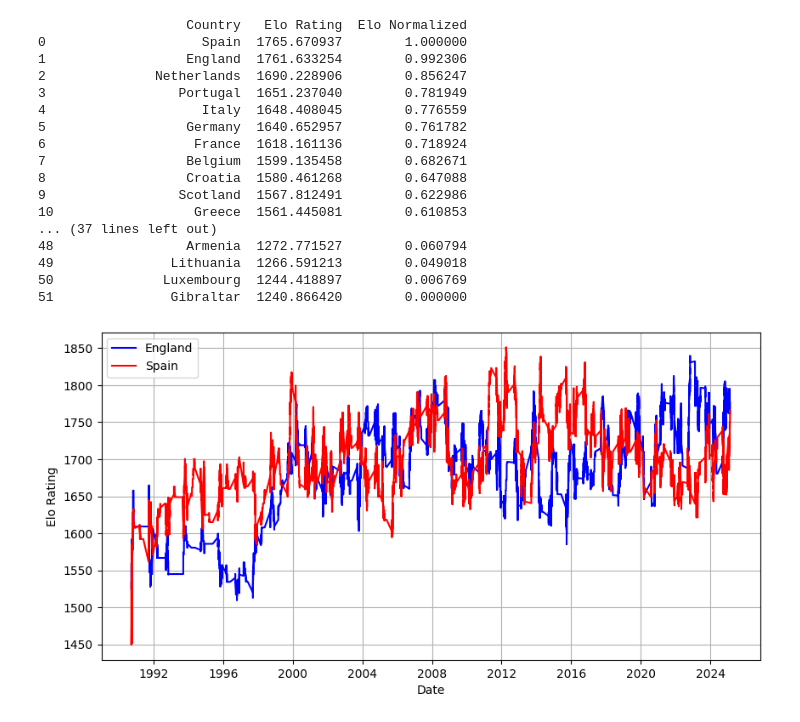
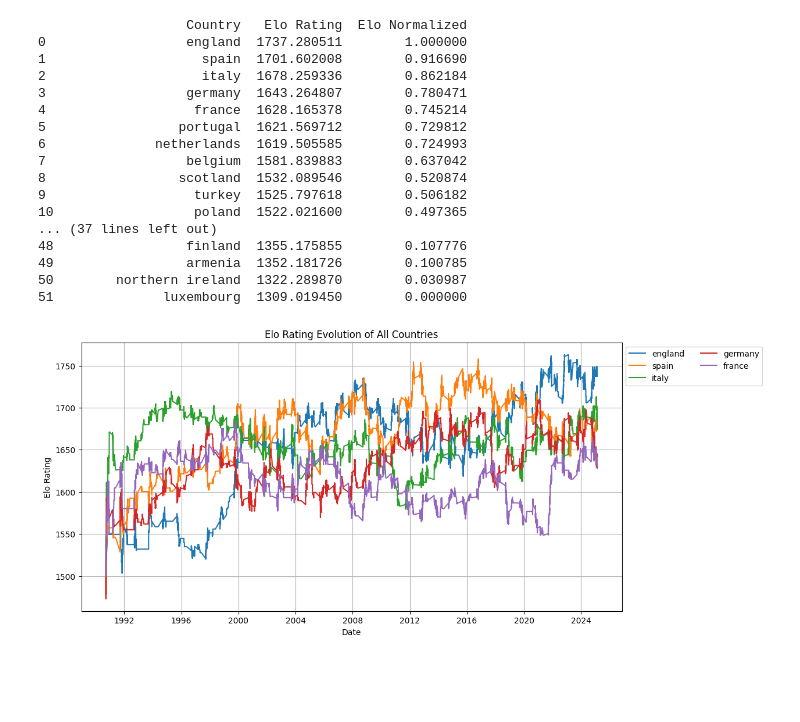
Before and after one commit to marcfolchp/thunder, a Jupyter notebook: teamelo/eu_elo.ipynb, the cells around one changed output. Saved outputs shown, nothing was run; the diff lists cells and outputs as text; code cells hidden in the pictures; blank space fills up the shorter version.

```diff
--- a/teamelo/eu_elo.ipynb
+++ b/teamelo/eu_elo.ipynb
@@ -162,5 +130,5 @@ df
 # %%
-import pandas as pd
+df = pd.read_csv('europe/all_competitions_combined.csv')
 
 # df = df[df['date']>'2005-01-01']
 
@@ -214,75 +182,68 @@ elo_ranking = sorted(elo_ratings.items(), key=lambda x: x[1], reverse=True)
 elo_df = pd.DataFrame(elo_ranking, columns=['Country', 'Elo Rating'])
 
 elo_df["Elo Normalized"] = (elo_df["Elo Rating"] - elo_df["Elo Rating"].min()) / (elo_df["Elo Rating"].max() - elo_df["Elo Rating"].min())
-
 print(elo_df.head(100))
 # %% [output]
                    Country   Elo Rating  Elo Normalized
-0                    Spain  1765.670937        1.000000
-1                  England  1761.633254        0.992306
-2              Netherlands  1690.228906        0.856247
-3                 Portugal  1651.237040        0.781949
-4                    Italy  1648.408045        0.776559
-5                  Germany  1640.652957        0.761782
-6                   France  1618.161136        0.718924
-7                  Belgium  1599.135458        0.682671
-8                  Croatia  1580.461268        0.647088
-9                 Scotland  1567.812491        0.622986
-10                  Greece  1561.445081        0.610853
+0                  england  1737.280511        1.000000
+1                    spain  1701.602008        0.916690
+2                    italy  1678.259336        0.862184
+3                  germany  1643.264807        0.780471
+4                   france  1628.165378        0.745214
+5                 portugal  1621.569712        0.729812
+6              netherlands  1619.505585        0.724993
+7                  belgium  1581.839883        0.637042
+8                 scotland  1532.089546        0.520874
+9                   turkey  1525.797618        0.506182
+10                  poland  1522.021600        0.497365
 ... (37 lines left out)
-48                 Armenia  1272.771527        0.060794
-49               Lithuania  1266.591213        0.049018
-50              Luxembourg  1244.418897        0.006769
-51               Gibraltar  1240.866420        0.000000
+48                 finland  1355.175855        0.107776
+49                 armenia  1352.181726        0.100785
+50        northern ireland  1322.289870        0.030987
+51              luxembourg  1309.019450        0.000000
 # %%
 import pandas as pd
 import matplotlib.pyplot as plt
 
 initial_elo = 1500
 elo_ratings = {}
 match_counts = {}
 elo_history = []  # Track Elo evolution over time
 
 # Process each match
 for index, row in df.iterrows():
     home_country = row['homecountry_name']
     away_country = row['awaycountry_name']
     result = row['result']
     match_date = row['date']  # Store date for graph tracking
 
     # Update Elo ratings
     elo_ratings, match_counts = calculate_elo(home_country, away_country, result, elo_ratings, match_counts)
 
-    # Track evolution for England and Spain
-    if "England" in elo_ratings and "Spain" in elo_ratings:
-        elo_history.append({
-            "date": match_date,
-            "England": elo_ratings["England"],
-            "Spain": elo_ratings["Spain"],
-            "Italy": elo_ratings["Italy"],
-            "Germany": elo_ratings["Germany"],
-            "France": elo_ratings["France"],
-            "Netherlands": elo_ratings["Netherlands"]
-        })
+    # Track Elo ratings for all countries
+    history_entry = {"date": match_date}
+    history_entry.update(elo_ratings)
+    elo_history.append(history_entry)
 
 # Convert Elo history to DataFrame
 elo_evolution_df = pd.DataFrame(elo_history)
 elo_evolution_df["date"] = pd.to_datetime(elo_evolution_df["date"])  # Convert dates
 elo_evolution_df = elo_evolution_df.sort_values("date")  # Sort by date
 
-# Plot Elo evolution
-plt.figure(figsize=(10, 5))
-plt.plot(elo_evolution_df["date"], elo_evolution_df["England"], label="England", color="blue")
-plt.plot(elo_evolution_df["date"], elo_evolution_df["Spain"], label="Spain", color="red")
-# plt.plot(elo_evolution_df["date"], elo_evolution_df["Italy"], label="Italy", color="green")
-# plt.plot(elo_evolution_df["date"], elo_evolution_df["Germany"], label="Germany", color="orange")
-# plt.plot(elo_evolution_df["date"], elo_evolution_df["France"], label="France", color="purple")
-# plt.plot(elo_evolution_df["date"], elo_evolution_df["Netherlands"], label="Netherlands", color="yellow")
+# Plot Elo evolution for all countries
+plt.figure(figsize=(12, 6))
+
+latest_elo_values = elo_evolution_df.iloc[-1].drop("date")  # Get the last row, excluding date
+top5 = latest_elo_values.sort_values(ascending=False).iloc[:5].keys()
+
+for country in top5:
+    plt.plot(elo_evolution_df["date"], elo_evolution_df[country], label=country)
 
 plt.xlabel("Date")
 plt.ylabel("Elo Rating")
-plt.legend()
+plt.legend(loc="upper left", bbox_to_anchor=(1, 1), ncol=2)  # Adjust legend position
 plt.grid(True)
+plt.title("Elo Rating Evolution of All Countries")
 plt.show()
 # %% [output]
-[figure, old version]
+[figure, new version]
```
Also changed, not shown: parts of 7 cells of this notebook, 3 other files.
